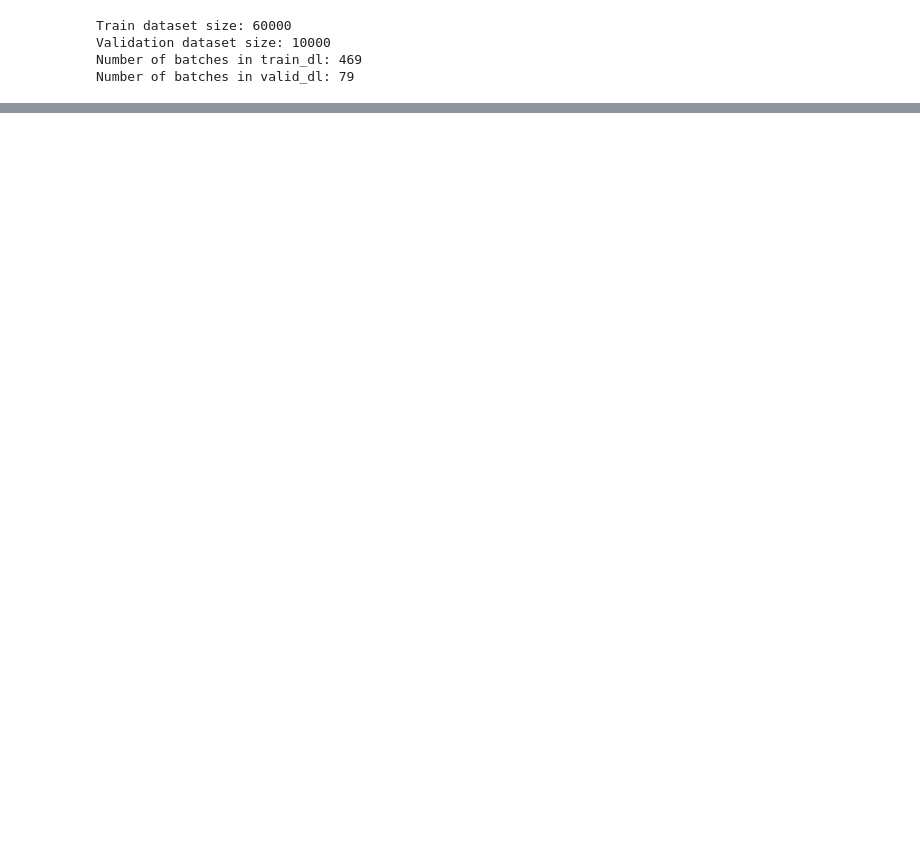
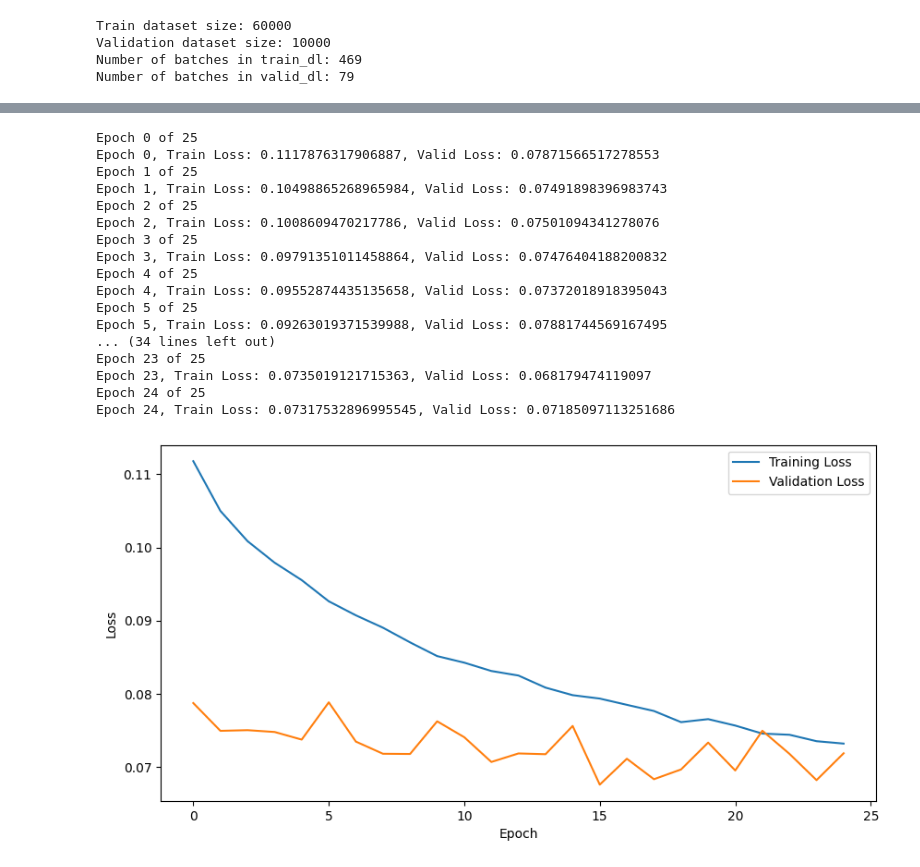
Before and after one commit to aryamanpandya99/computer_vision, a Jupyter notebook: ddpm.ipynb, the cells around one changed output, grey strips where cells are left out. Drawn from its saved outputs; the diff is of its cells as text; code cells hidden in the pictures; blank space fills up the shorter version.

```diff
--- a/ddpm.ipynb
+++ b/ddpm.ipynb
@@ -675,14 +685,12 @@ def train_model(model: nn.Module,
         for batch in train_loader:
             x, _ = batch
             (noisy_images, t), e = prepare_batch(x, T, alpha_bar)
-            print(f"noisy_images.shape: {noisy_images.shape}, t.shape: {t.shape}, e.shape: {e.shape}")
 
             if using_diffusers:
                 y_pred = model(noisy_images, t).sample # sample for diffusers library components
             else:
                 y_pred = model(noisy_images, t)
 
-            image_noise_plot(noisy_images, t, e, y_pred)
             optim.zero_grad()
             loss = loss_fn(y_pred, e)
             loss.backward()
@@ -839,0 +810,41 @@ for i in range(16):
+# %%
+## Continue training
+
+epochs = 25
+
+train_dl = DataLoader(train_dataset, batch_size=256, shuffle=True)
+valid_dl = DataLoader(valid_dataset, batch_size=256, shuffle=False)
+
+train_dl = [(x.to(device), y.to(device)) for x, y in train_dl]
+valid_dl = [(x.to(device), y.to(device)) for x, y in valid_dl]
+
+optim = torch.optim.Adam(scratch_model.parameters(), lr=2e-5)
+
+train_model(
+    model=scratch_model,
+    optim=optim,
+    loss_fn=loss_fn,
+    train_loader=train_dl,
+    valid_loader=valid_dl,
+    beta_schedule=beta_schedule,
+    epochs=epochs,
+    valid_every=1, T=1000)
+# %% [output]
+Epoch 0 of 25
+Epoch 0, Train Loss: 0.1117876317906887, Valid Loss: 0.07871566517278553
+Epoch 1 of 25
+Epoch 1, Train Loss: 0.10498865268965984, Valid Loss: 0.07491898396983743
+Epoch 2 of 25
+Epoch 2, Train Loss: 0.1008609470217786, Valid Loss: 0.07501094341278076
+Epoch 3 of 25
+Epoch 3, Train Loss: 0.09791351011458864, Valid Loss: 0.07476404188200832
+Epoch 4 of 25
+Epoch 4, Train Loss: 0.09552874435135658, Valid Loss: 0.07372018918395043
+Epoch 5 of 25
+Epoch 5, Train Loss: 0.09263019371539988, Valid Loss: 0.07881744569167495
+... (34 lines left out)
+Epoch 23 of 25
+Epoch 23, Train Loss: 0.0735019121715363, Valid Loss: 0.068179474119097
+Epoch 24 of 25
+Epoch 24, Train Loss: 0.07317532896995545, Valid Loss: 0.07185097113251686
+[figure, added]
```
Also changed, not shown: parts of 18 cells of this notebook.
